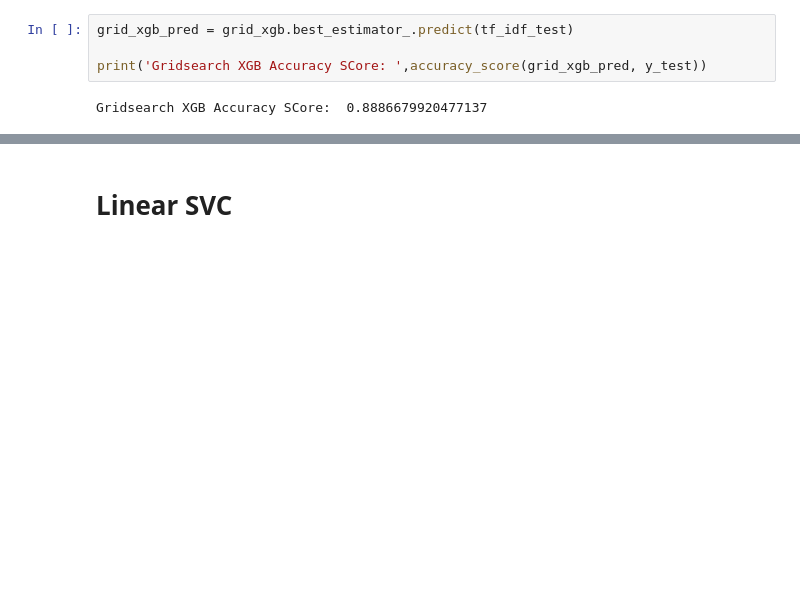
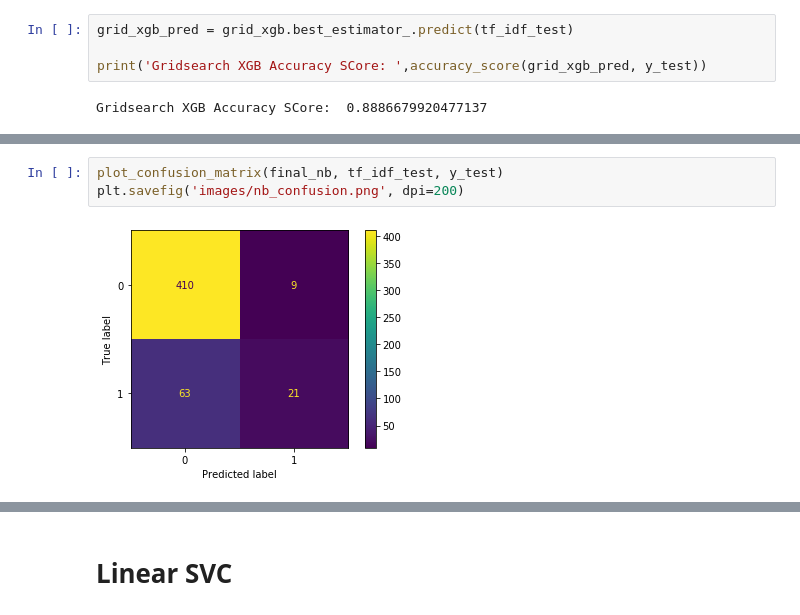
Before and after one commit to samraykhman/job_recomender, a Jupyter notebook: modelling_nb.ipynb, the cells around one changed output, grey strips where cells are left out. Drawn from its saved outputs; the diff is of its cells as text; blank space fills up the shorter version.

```diff
--- a/modelling_nb.ipynb
+++ b/modelling_nb.ipynb
@@ -303,0 +312,5 @@ Gridsearch XGB Accuracy SCore:  0.8886679920477137
+# %%
+plot_confusion_matrix(final_nb, tf_idf_test, y_test)
+plt.savefig('images/nb_confusion.png', dpi=200)
+# %% [output]
+[figure, added]
```
Also changed, not shown: parts of 35 cells of this notebook, 12 other files.
